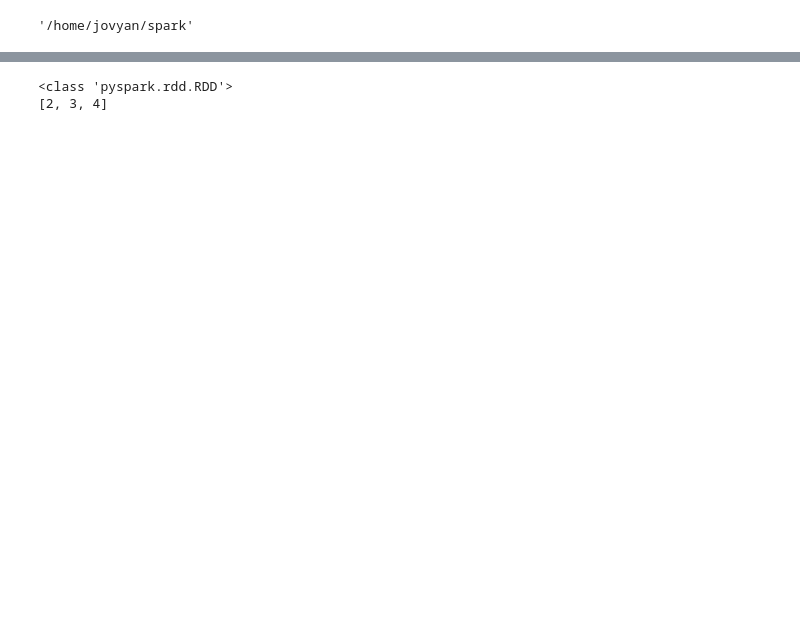
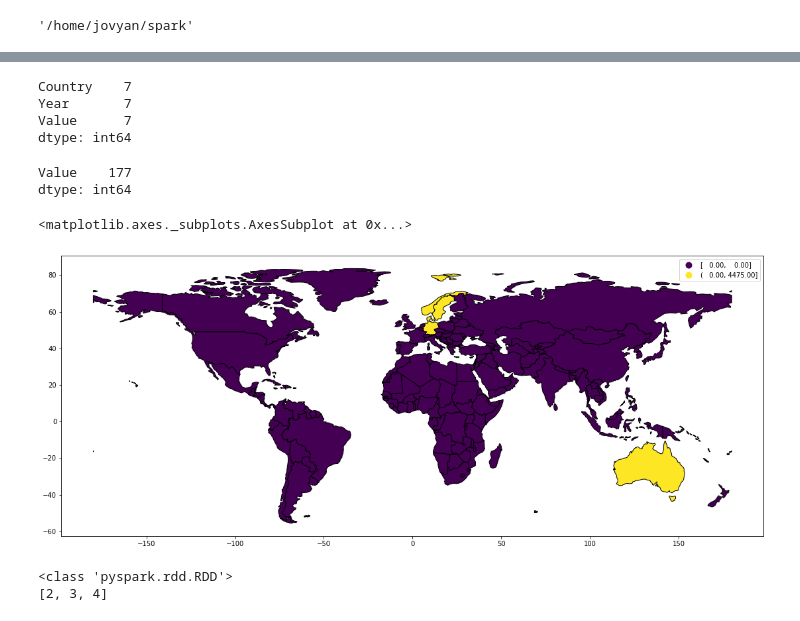
Before and after one commit to DaniloNunesMelo/Dan_Portfolio_Code, a Jupyter notebook: spark-data-analysis/Inter-Migr-Flows-Italy/AppDan - Italy International Migration.ipynb, the cells around one changed output, grey strips where cells are left out. Saved outputs shown, nothing was run; the diff lists cells and outputs as text; code cells hidden in the pictures; blank space fills up the shorter version.

```diff
--- a/spark-data-analysis/Inter-Migr-Flows-Italy/AppDan - Italy International Migration.ipynb
+++ b/spark-data-analysis/Inter-Migr-Flows-Italy/AppDan - Italy International Migration.ipynb
@@ -48,2 +73,2 @@ os.getcwd()
 # %%
-df_mig_italy = spark.read.format("csv").option("header", "true").load("/home/jovyan/spark/MIG_ITALY.csv")
+kdf_mig_italy = ks.read_csv("/home/jovyan/spark/MIG_ITALY.csv")
@@ -61,0 +109,3 @@ df_mig_italy.take(5)
+# %%
+# Koalas do not support pandas Categorical date type
+kdf_mig_italy = kdf_mig_italy[["Country of birth/nationality","VAR","Variable","GEN","Gender","COU","Country","Year","Value"]]
@@ -61,0 +139,3 @@ df_mig_italy.take(5)
+# %%
+pddf_mig_italy_2019 = kdf_mig_italy[(kdf_mig_italy["Variable"]=="Acquisition of nationality by country of former nationality") &
+                                  (kdf_mig_italy["Year"]==2019)][["Country","Year","Value"]].to_pandas()
@@ -61,0 +159,12 @@ df_mig_italy.take(5)
+# %%
+pddf_mig_italy_2019.count()
+# %% [output]
+Country    7
+Year       7
+Value      7
+dtype: int64
+# %%
+world_italy_2019.count()
+# %% [output]
+Value    177
+dtype: int64
@@ -62,3 +173,24 @@ df_mig_italy.take(5)
+# %%
+world = gpd.read_file(gpd.datasets.get_path('naturalearth_lowres'))
+world = world[(world.name!="Antarctica")]
+world_italy_2019 = pd.merge(world,
+                        pddf_mig_italy_2019,
+                        how="outer", # "outer"  "right"
+                        left_on=["name"],
+                        right_on=["Country"])
+world_italy_2019['Value'] = world_italy_2019['Value'].fillna(0)
+# %%
+fig, ax = plt.subplots(1, 1, figsize=(19,10))
+
+world_italy_2019.plot(column='Value',
+                  ax=ax,
+                  edgecolor="black",
+                  cmap='OrRd',scheme='quantiles',
+                  legend=True,
+                 )
+# %% [output]
+<matplotlib.axes._subplots.AxesSubplot at 0x...>
+[figure, added]
 # %%
 rdd = sc.parallelize([2,3,4])
 print(type(rdd))
```
Also changed, not shown: parts of 28 cells of this notebook.
